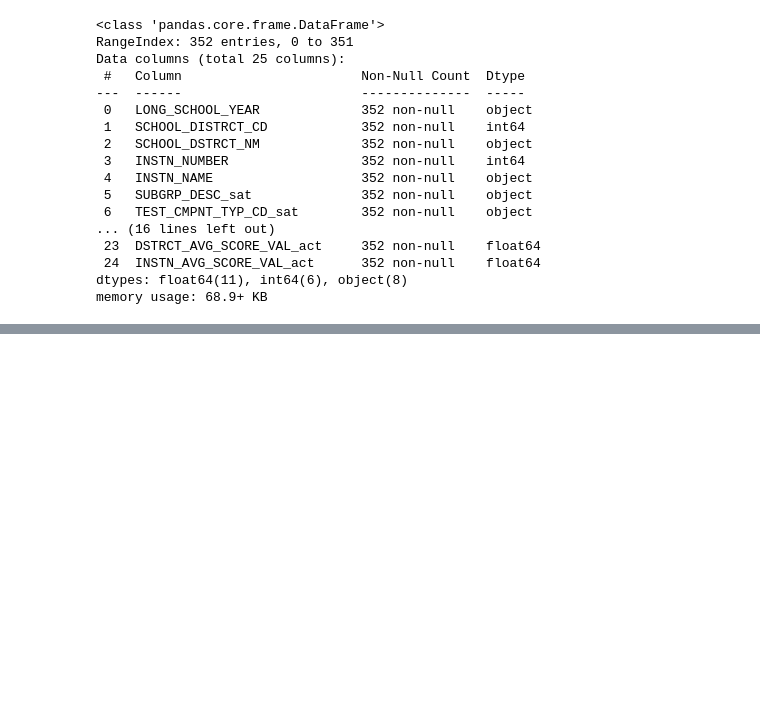
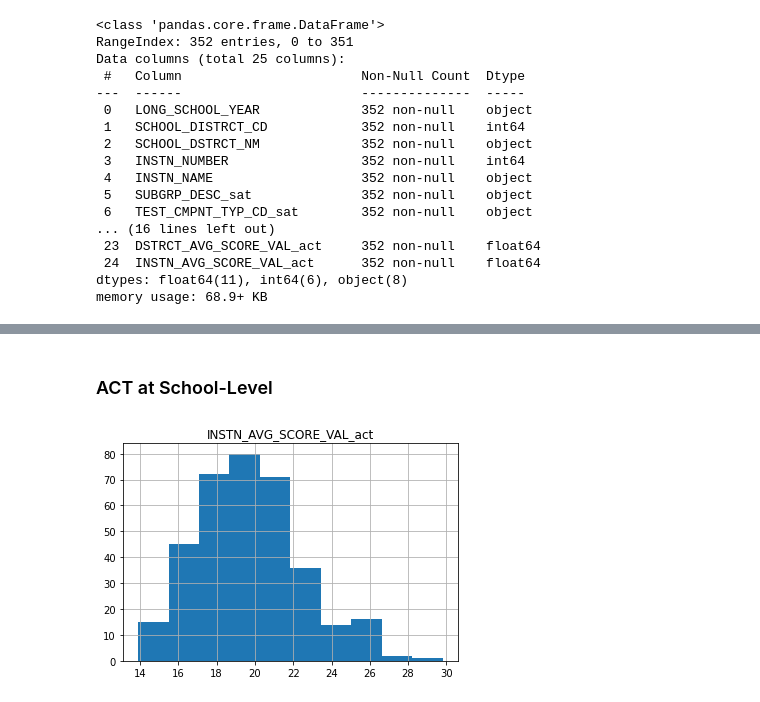
Before and after one commit to rajaridgway/SpringboardCapstoneTwo, a Jupyter notebook: 02_eda_capstonetwo_ridgway.ipynb, the cells around one changed output, grey strips where cells are left out. Cells and saved outputs as stored; diff of their text form; code cells hidden in the pictures; blank space fills up the shorter version.

```diff
--- a/02_eda_capstonetwo_ridgway.ipynb
+++ b/02_eda_capstonetwo_ridgway.ipynb
@@ -66,0 +69,8 @@ array([[<AxesSubplot:title={'center':'INSTN_AVG_SCORE_VAL_sat'}>]],
+# %% [markdown]
+### ACT at School-Level
+# %%
+#Initial visualization
+scores.hist(column='INSTN_AVG_SCORE_VAL_act')
+plt.show()
+# %% [output]
+[figure, added]
```
Also changed, not shown: parts of 27 cells of this notebook.
